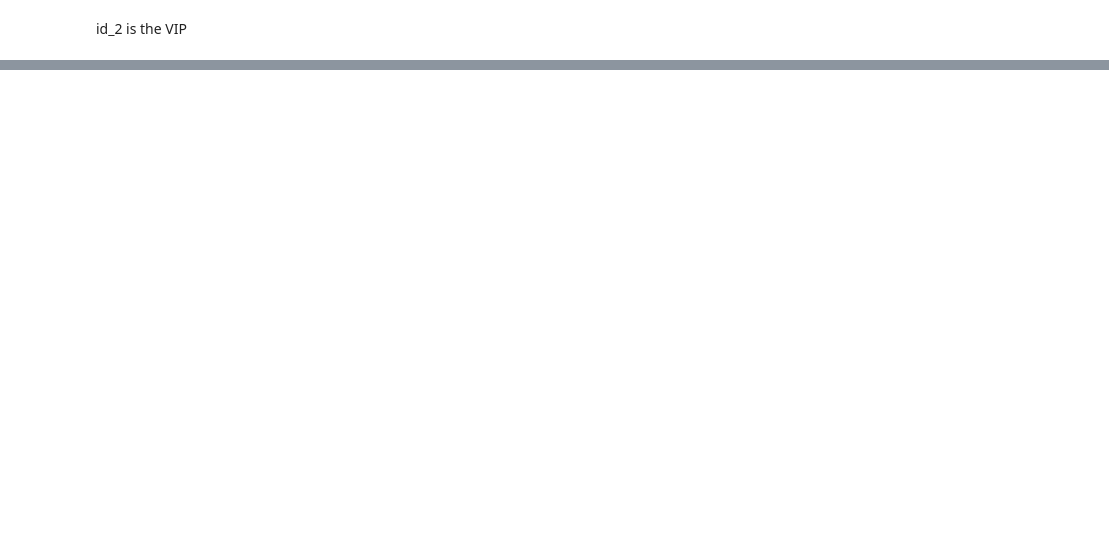
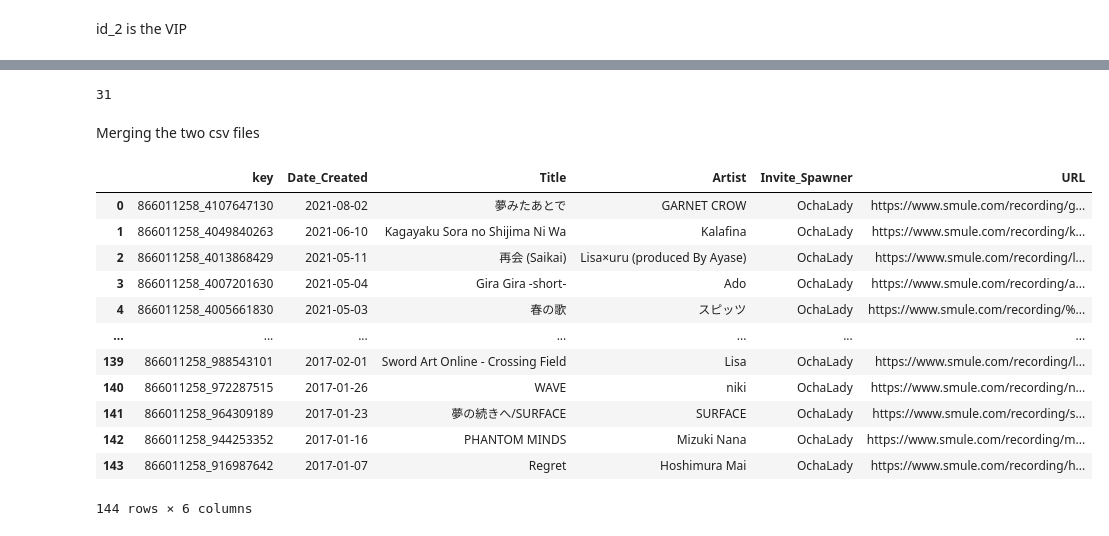
Before and after one commit to ckunakom/ochalady-sakusaku, a Jupyter notebook: Resources/main.ipynb, the cells around one changed output, grey strips where cells are left out. Cells and saved outputs as stored; diff of their text form; code cells hidden in the pictures; blank space fills up the shorter version.

```diff
--- a/Resources/main.ipynb
+++ b/Resources/main.ipynb
@@ -116,4 +198,26 @@ while True:
 # %%
 # How many songs did id_1 join id_2 in total?
-join_id2 = len(songs) - join_id1
+join_id2 = len(title)
 join_id2
+# %% [output]
+31
+# %% [markdown]
+Merging the two csv files
+# %%
+# Import id2_songs.csv
+id2_songs_df = pd.read_csv('../data/id2_songs.csv')
+id2_songs_df
+# %% [output]
+|  | key | Date_Created | Title | Artist | Invite_Spawner | URL |
+| 0 | 866011258_4107647130 | 2021-08-02 | 夢みたあとで | GARNET CROW | OchaLady | https://www.smule.com/recording/g... |
+| 1 | 866011258_4049840263 | 2021-06-10 | Kagayaku Sora no Shijima Ni Wa | Kalafina | OchaLady | https://www.smule.com/recording/k... |
+| 2 | 866011258_4013868429 | 2021-05-11 | 再会 (Saikai) | Lisa×uru (produced By Ayase) | OchaLady | https://www.smule.com/recording/l... |
+| 3 | 866011258_4007201630 | 2021-05-04 | Gira Gira -short- | Ado | OchaLady | https://www.smule.com/recording/a... |
+| 4 | 866011258_4005661830 | 2021-05-03 | 春の歌 | スピッツ | OchaLady | https://www.smule.com/recording/%... |
+| ... | ... | ... | ... | ... | ... | ... |
+| 139 | 866011258_988543101 | 2017-02-01 | Sword Art Online - Crossing Field | Lisa | OchaLady | https://www.smule.com/recording/l... |
+| 140 | 866011258_972287515 | 2017-01-26 | WAVE | niki | OchaLady | https://www.smule.com/recording/n... |
+| 141 | 866011258_964309189 | 2017-01-23 | 夢の続きへ/SURFACE | SURFACE | OchaLady | https://www.smule.com/recording/s... |
+| 142 | 866011258_944253352 | 2017-01-16 | PHANTOM MINDS | Mizuki Nana | OchaLady | https://www.smule.com/recording/m... |
+| 143 | 866011258_916987642 | 2017-01-07 | Regret | Hoshimura Mai | OchaLady | https://www.smule.com/recording/h... |
+144 rows × 6 columns
```
Also changed, not shown: parts of 19 cells of this notebook, 7 other files.
